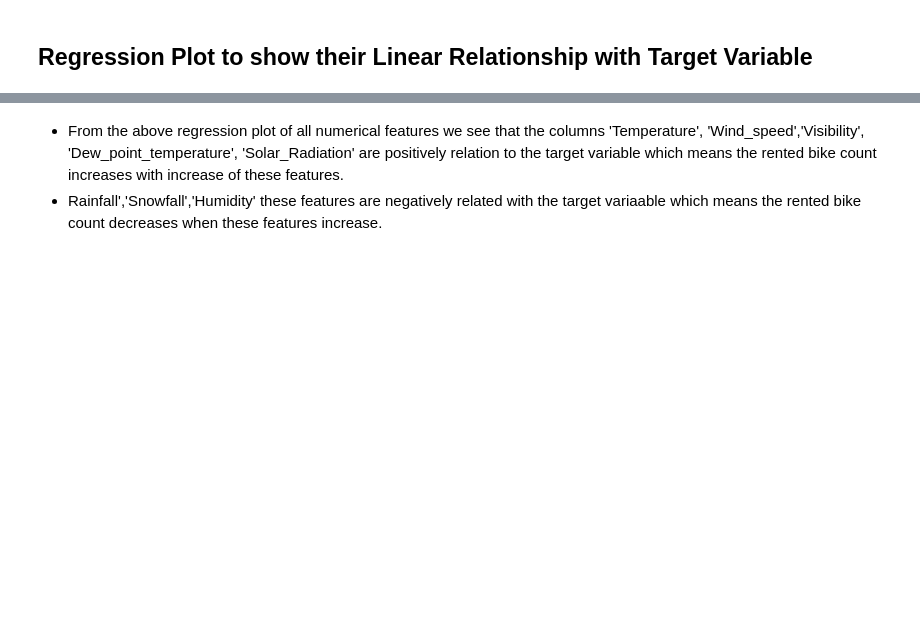
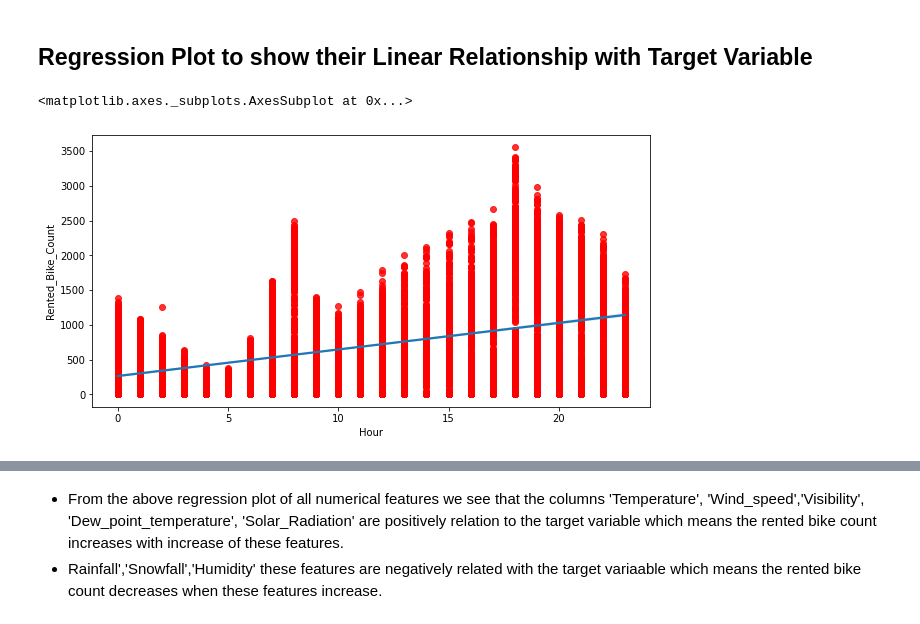
Before and after one commit to Akshay1781/-Bike-Sharing-Demand-Prediction-, a Jupyter notebook: Bike_Sharing_Demand_Prediction_Capstone_Project.ipynb, the cells around one changed output, grey strips where cells are left out. Saved outputs shown, nothing was run; the diff lists cells and outputs as text; code cells hidden in the pictures; blank space fills up the shorter version.

```diff
--- a/Bike_Sharing_Demand_Prediction_Capstone_Project.ipynb
+++ b/Bike_Sharing_Demand_Prediction_Capstone_Project.ipynb
@@ -392,3 +415,9 @@ df2.groupby('Rainfall').mean()['Rented_Bike_Count'].plot()
 *   We can see from the above plot that even if it rains a lot the demand of of rent bikes is not decreasing, here for example even if we have 20 mm of rain there is a big peak of rented bikes
 # %% [markdown]
 ## Regression Plot to show their Linear Relationship with Target Variable
+# %%
+plt.figure(figsize=(10,5))
+sns.regplot(x=df2['Hour'], y='Rented_Bike_Count', data=df2,scatter_kws = {'color':'red'})
+# %% [output]
+<matplotlib.axes._subplots.AxesSubplot at 0x...>
+[figure, added]
```
Also changed, not shown: parts of 46 cells of this notebook.
